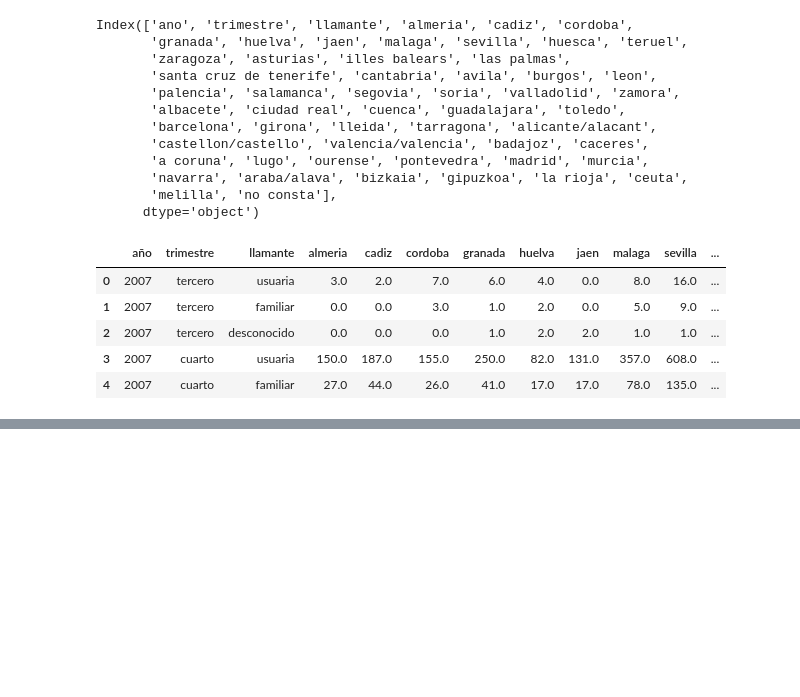
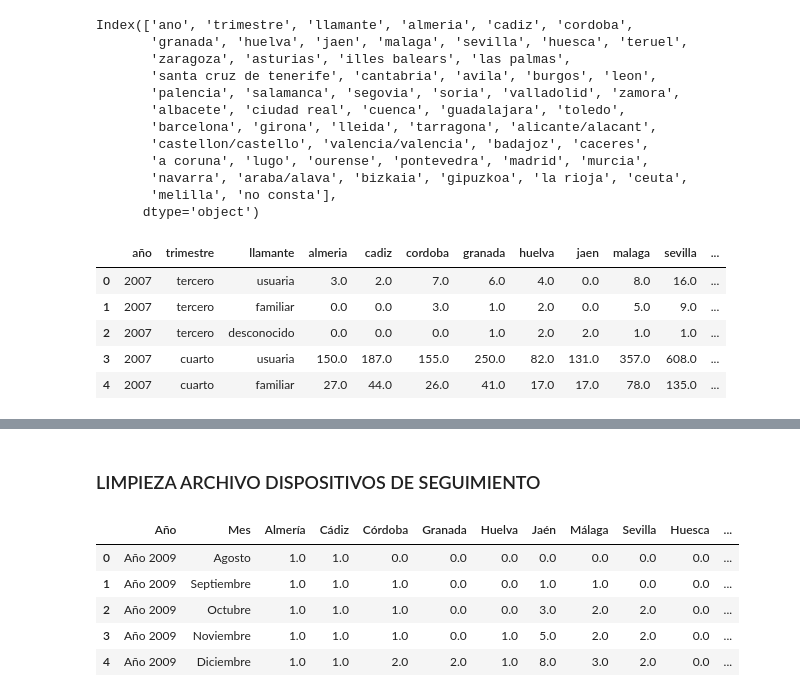
Before and after one commit to NoeRoson/Final_project, a Jupyter notebook: code/limpieza.ipynb, the cells around one changed output, grey strips where cells are left out. Drawn from its saved outputs; the diff is of its cells as text; code cells hidden in the pictures; blank space fills up the shorter version.

Commit message:
limpio dispositivos

```diff
--- a/code/limpieza.ipynb
+++ b/code/limpieza.ipynb
@@ -143,0 +197,12 @@ llam.to_csv('../data_clean/portal_estadistico_vio_gen/llamadas_016.csv', index=F
+# %% [markdown]
+### LIMPIEZA ARCHIVO DISPOSITIVOS DE SEGUIMIENTO
+# %%
+disp = pd.read_csv('../data/dispositivos.csv')
+disp.head()
+# %% [output]
+|  | Año | Mes | Almería | Cádiz | Córdoba | Granada | Huelva | Jaén | Málaga | Sevilla | Huesca | ... |
+| 0 | Año 2009 | Agosto | 1.0 | 1.0 | 0.0 | 0.0 | 0.0 | 0.0 | 0.0 | 0.0 | 0.0 | ... |
+| 1 | Año 2009 | Septiembre | 1.0 | 1.0 | 1.0 | 0.0 | 0.0 | 1.0 | 1.0 | 0.0 | 0.0 | ... |
+| 2 | Año 2009 | Octubre | 1.0 | 1.0 | 1.0 | 0.0 | 0.0 | 3.0 | 2.0 | 2.0 | 0.0 | ... |
+| 3 | Año 2009 | Noviembre | 1.0 | 1.0 | 1.0 | 0.0 | 1.0 | 5.0 | 2.0 | 2.0 | 0.0 | ... |
+| 4 | Año 2009 | Diciembre | 1.0 | 1.0 | 2.0 | 2.0 | 1.0 | 8.0 | 3.0 | 2.0 | 0.0 | ... |
```
Also changed, not shown: parts of 15 cells of this notebook, 5 other files.
